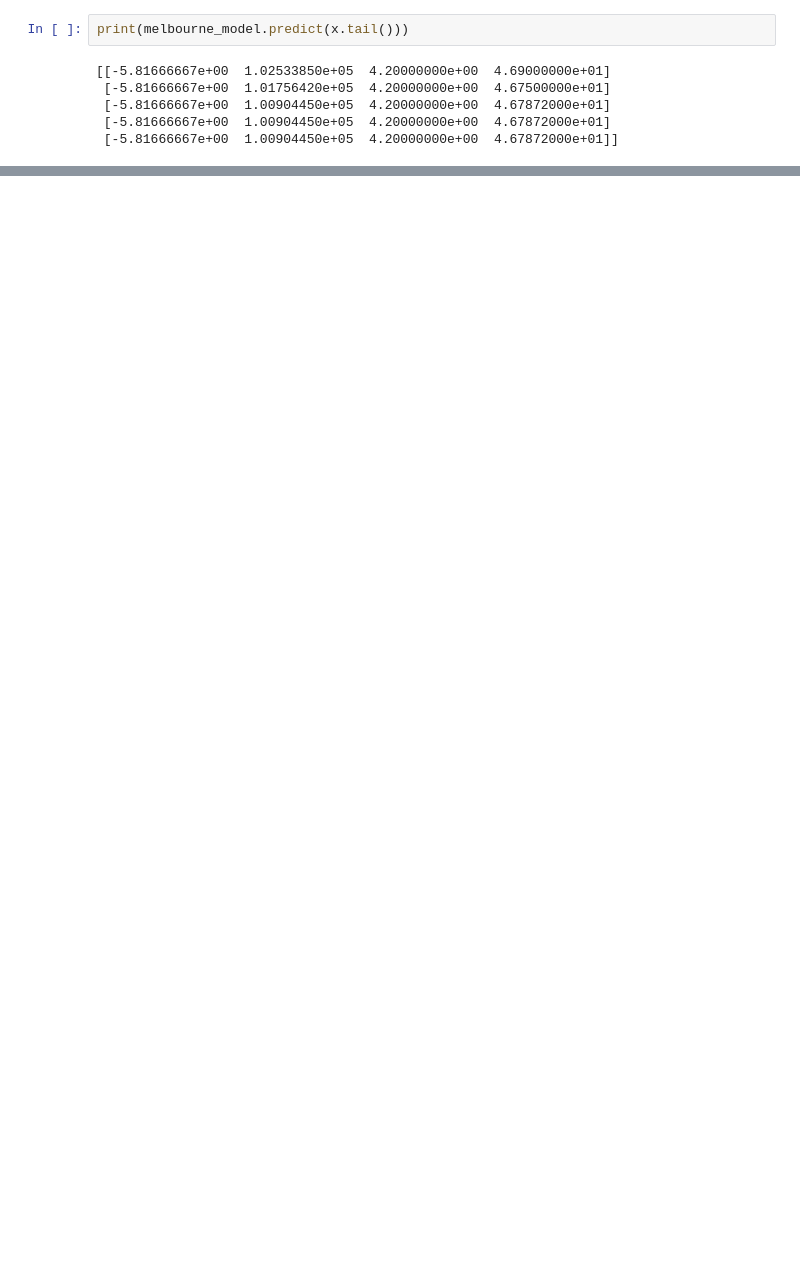
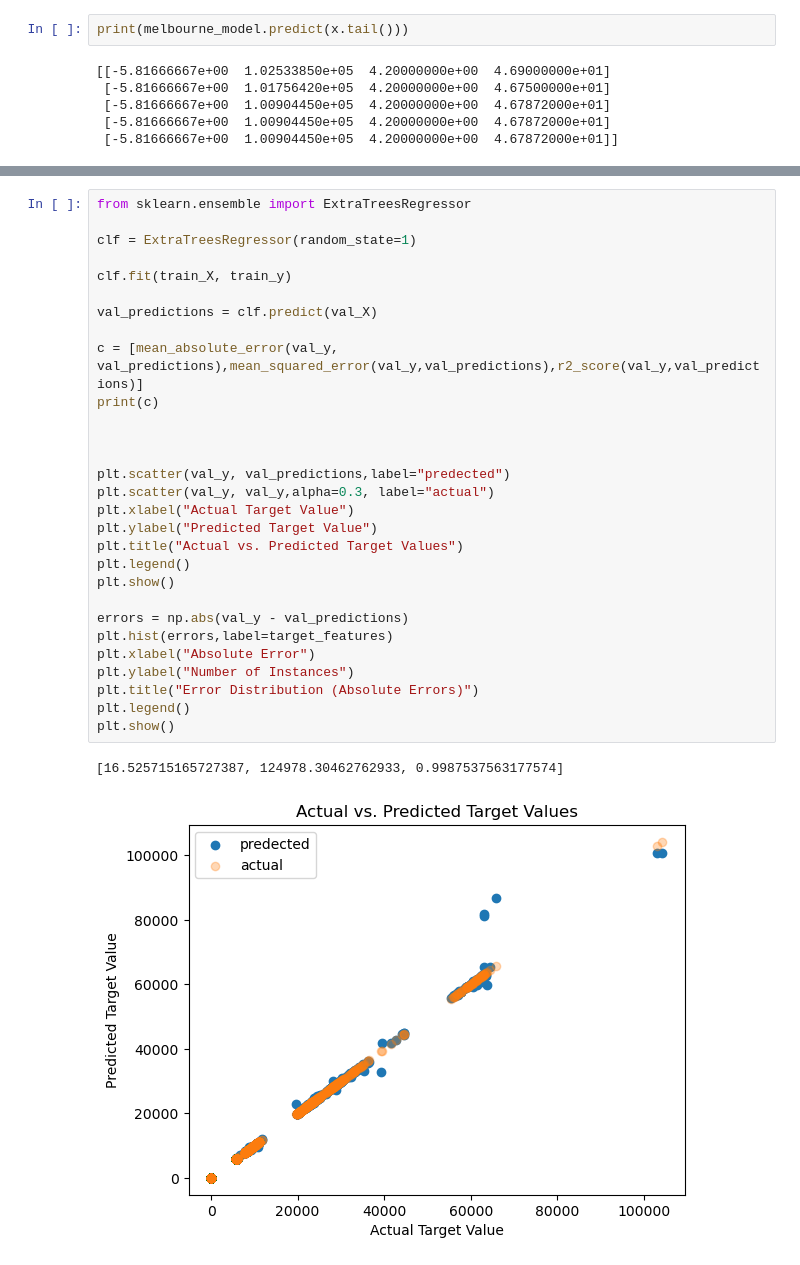
Before and after one commit to heso501Dev/InflationPredection, a Jupyter notebook: train.ipynb, the cells around one changed output, grey strips where cells are left out. Drawn from its saved outputs; the diff is of its cells as text; blank space fills up the shorter version.

```diff
--- a/train.ipynb
+++ b/train.ipynb
@@ -84,0 +123,32 @@ print(mean_absolute_error(val_y, val_predictions))
+# %%
+from sklearn.ensemble import ExtraTreesRegressor
+
+clf = ExtraTreesRegressor(random_state=1)
+
+clf.fit(train_X, train_y)
+
+val_predictions = clf.predict(val_X)
+
+c = [mean_absolute_error(val_y, val_predictions),mean_squared_error(val_y,val_predictions),r2_score(val_y,val_predictions)]
+print(c)
+
+
+
+plt.scatter(val_y, val_predictions,label="predected")
+plt.scatter(val_y, val_y,alpha=0.3, label="actual")
+plt.xlabel("Actual Target Value")
+plt.ylabel("Predicted Target Value")
+plt.title("Actual vs. Predicted Target Values")
+plt.legend()
+plt.show()
+
+errors = np.abs(val_y - val_predictions)
+plt.hist(errors,label=target_features)
+plt.xlabel("Absolute Error")
+plt.ylabel("Number of Instances")
+plt.title("Error Distribution (Absolute Errors)")
+plt.legend()
+plt.show()
+# %% [output]
+[16.525715165727387, 124978.30462762933, 0.9987537563177574]
+[figure, added]
```
Also changed, not shown: parts of 5 cells of this notebook.
